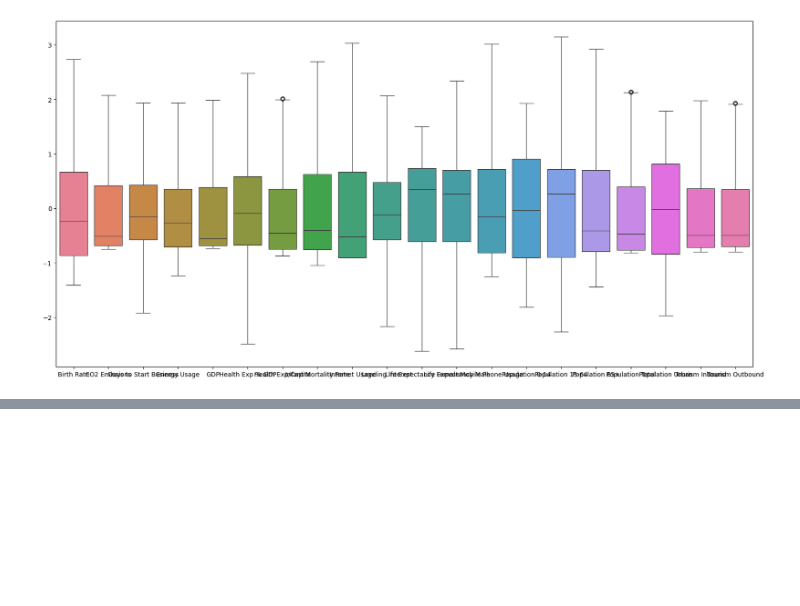
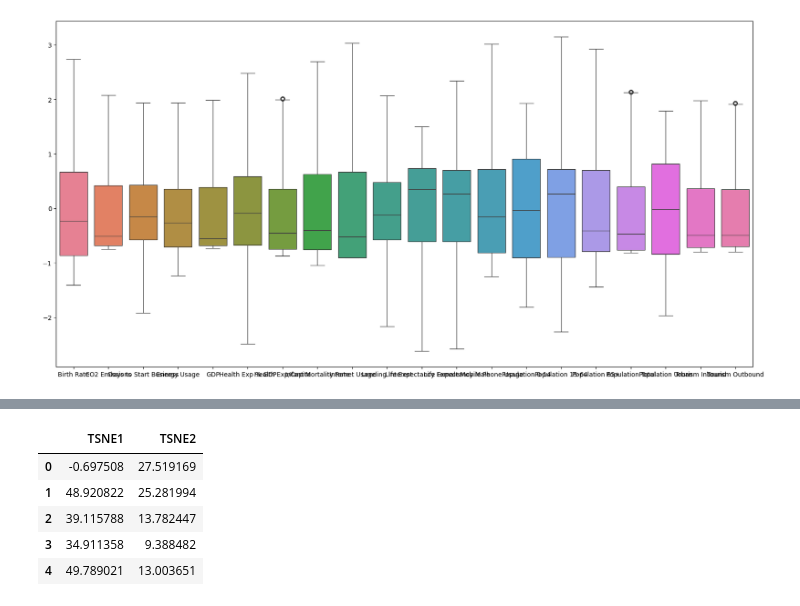
Before and after one commit to rioo09/Country-Classification-Project, a Jupyter notebook: P-651.ipynb, the cells around one changed output, grey strips where cells are left out. Cells and saved outputs as stored; diff of their text form; code cells hidden in the pictures; blank space fills up the shorter version.

```diff
--- a/P-651.ipynb
+++ b/P-651.ipynb
@@ -332,0 +373,13 @@ sns.boxplot(df_scaled)
+# %%
+from sklearn.manifold import TSNE                                       #importting TSNE
+tsne = TSNE(n_components= 2, perplexity=40)
+tsne_comp = tsne.fit_transform(final_df)                                #fit_transform final_df using TSNE
+tsne_df = pd.DataFrame(tsne_comp, columns=['TSNE1', 'TSNE2'])           #Convert TSNE Components Into DataFrame
+tsne_df.head()
+# %% [output]
+|  | TSNE1 | TSNE2 |
+| 0 | -0.697508 | 27.519169 |
+| 1 | 48.920822 | 25.281994 |
+| 2 | 39.115788 | 13.782447 |
+| 3 | 34.911358 | 9.388482 |
+| 4 | 49.789021 | 13.003651 |
```
Also changed, not shown: parts of 8 cells of this notebook.
